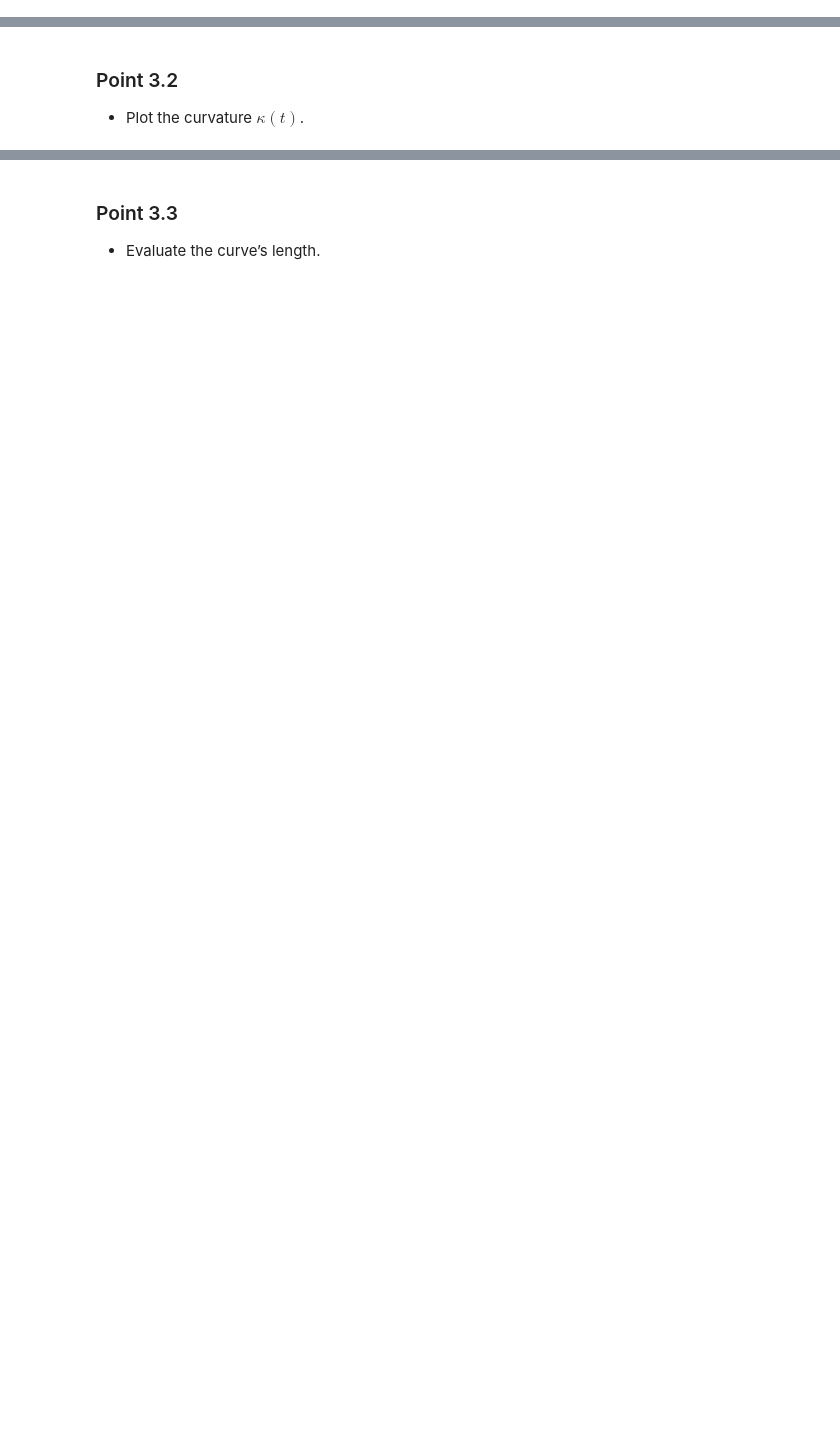
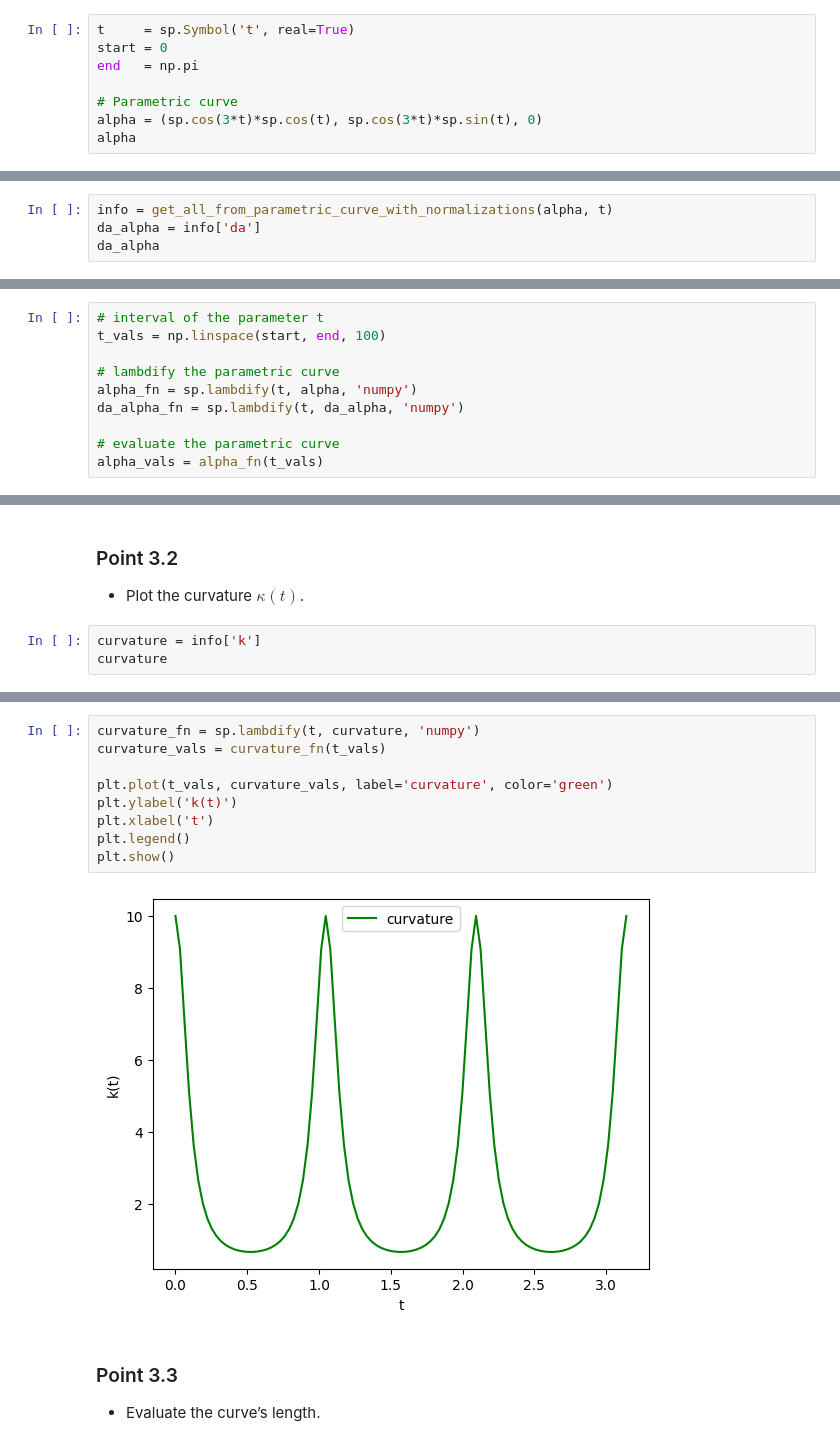
Before and after one commit to DaveAlsina/8tavoSemestre, a Jupyter notebook: geometria/tarea3/tarea3solucion.ipynb, the cells around one changed output, grey strips where cells are left out. Cells and saved outputs as stored; diff of their text form; blank space fills up the shorter version.

```diff
--- a/geometria/tarea3/tarea3solucion.ipynb
+++ b/geometria/tarea3/tarea3solucion.ipynb
@@ -39,3 +243,11 @@ $$\alpha(t) = (cos(3t) cos(t),\; cos(3t) sin(t),\; 0),\;\; t \in [0, \pi]$$
 ### Point 3.1
 
 - Plot the curve $\alpha(t)$  with the tangent vector at $t = 0$.
+# %%
+t     = sp.Symbol('t', real=True)
+start = 0
+end   = np.pi
+
+# Parametric curve
+alpha = (sp.cos(3*t)*sp.cos(t), sp.cos(3*t)*sp.sin(t), 0)
+alpha
@@ -41,0 +258,4 @@ $$\alpha(t) = (cos(3t) cos(t),\; cos(3t) sin(t),\; 0),\;\; t \in [0, \pi]$$
+# %%
+info = get_all_from_parametric_curve_with_normalizations(alpha, t)
+da_alpha = info['da']
+da_alpha
@@ -41,0 +264,10 @@ $$\alpha(t) = (cos(3t) cos(t),\; cos(3t) sin(t),\; 0),\;\; t \in [0, \pi]$$
+# %%
+# interval of the parameter t
+t_vals = np.linspace(start, end, 100)
+
+# lambdify the parametric curve
+alpha_fn = sp.lambdify(t, alpha, 'numpy')
+da_alpha_fn = sp.lambdify(t, da_alpha, 'numpy')
+
+# evaluate the parametric curve
+alpha_vals = alpha_fn(t_vals)
@@ -42,3 +303,6 @@ $$\alpha(t) = (cos(3t) cos(t),\; cos(3t) sin(t),\; 0),\;\; t \in [0, \pi]$$
 # %% [markdown]
 ### Point 3.2
 - Plot the curvature $\kappa(t)$.
+# %%
+curvature = info['k']
+curvature
@@ -45,3 +311,14 @@ $$\alpha(t) = (cos(3t) cos(t),\; cos(3t) sin(t),\; 0),\;\; t \in [0, \pi]$$
+# %%
+curvature_fn = sp.lambdify(t, curvature, 'numpy')
+curvature_vals = curvature_fn(t_vals)
+
+plt.plot(t_vals, curvature_vals, label='curvature', color='green')
+plt.ylabel('k(t)')
+plt.xlabel('t')
+plt.legend()
+plt.show()
+# %% [output]
+[figure, added]
 # %% [markdown]
 ### Point 3.3
 - Evaluate the curve’s length.
```
Also changed, not shown: parts of 41 cells of this notebook.
